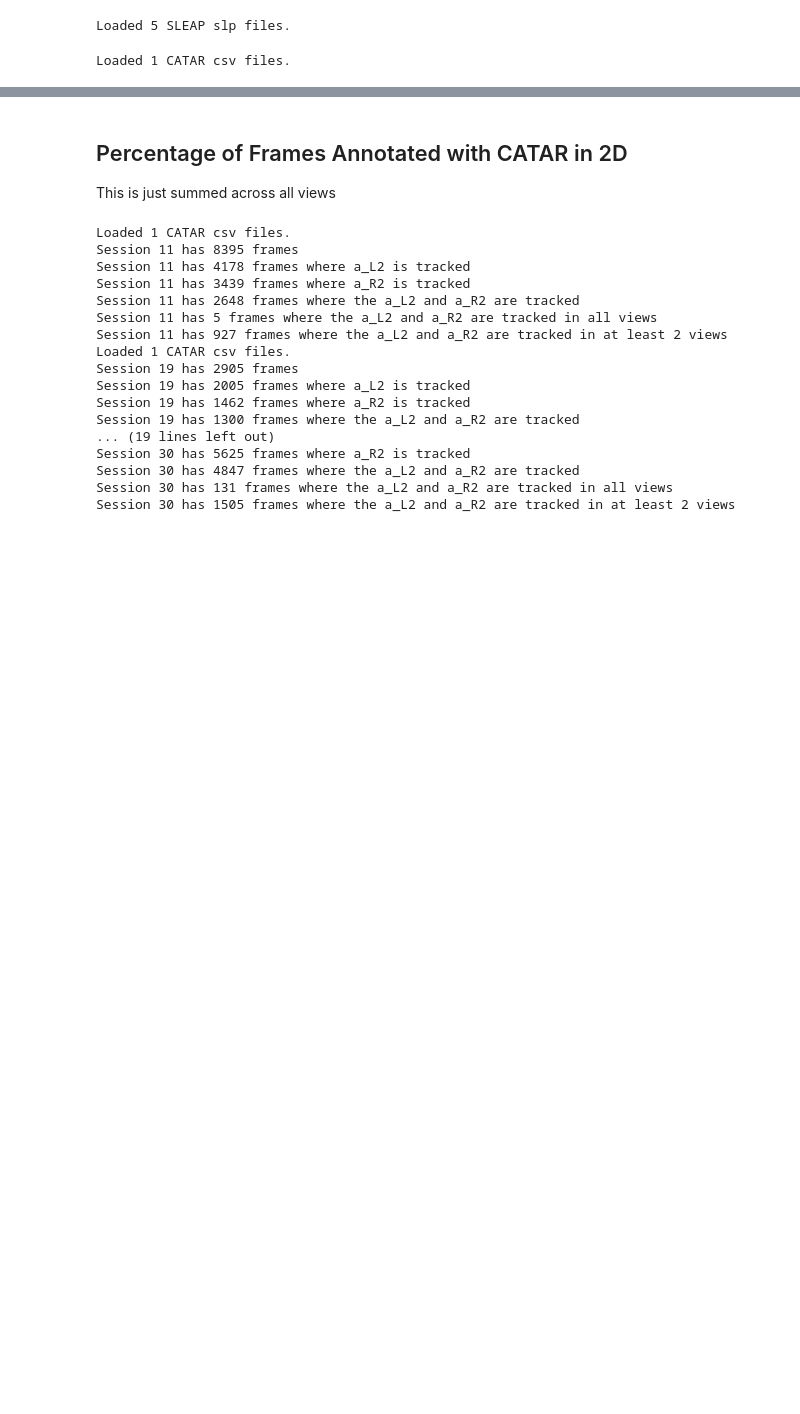
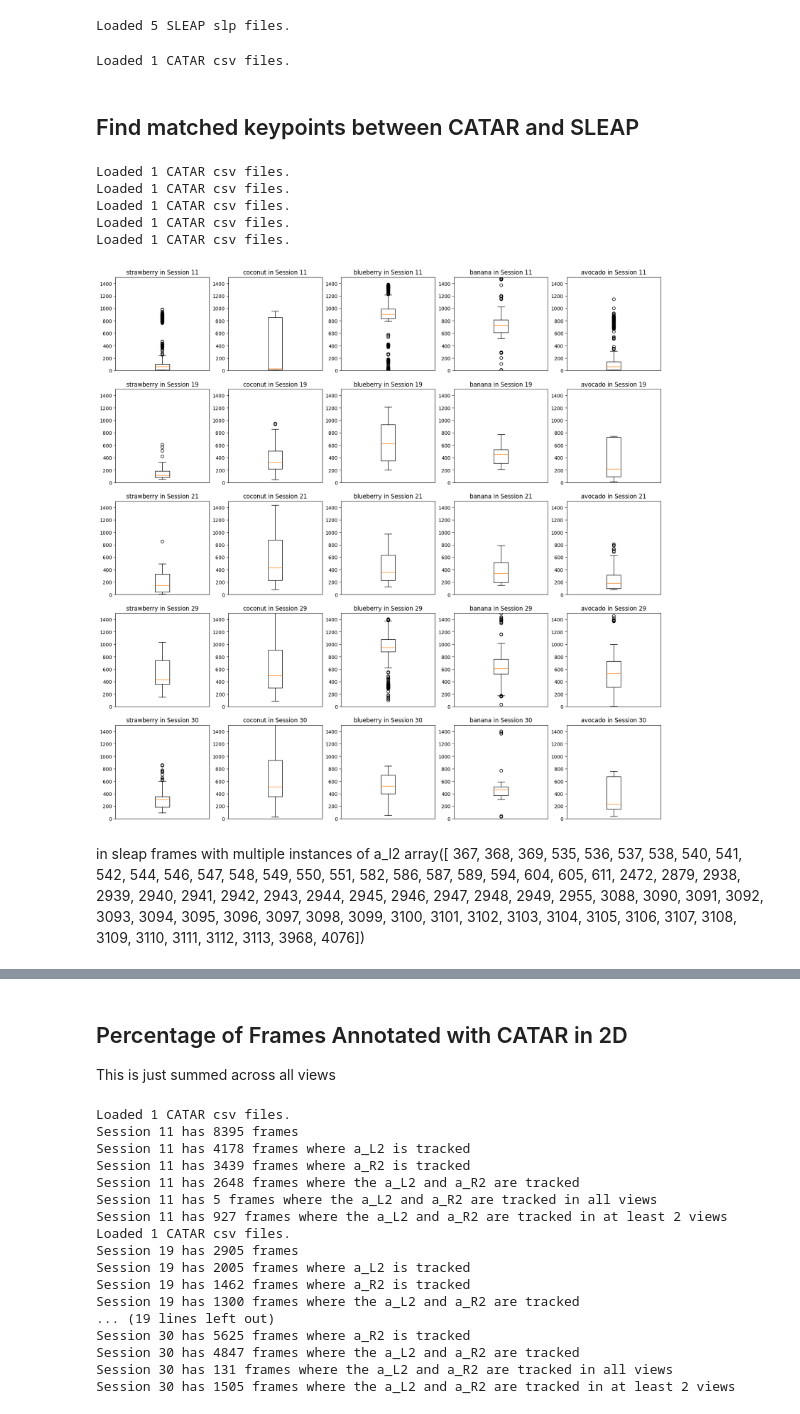
Before and after one commit to prolley-parnell/3d_ant_analysis, a Jupyter notebook: read_catar.ipynb, the cells around one changed output, grey strips where cells are left out. Cells and saved outputs as stored; diff of their text form; code cells hidden in the pictures; blank space fills up the shorter version.

Commit message:
Add to CATAR Analysis

```diff
--- a/read_catar.ipynb
+++ b/read_catar.ipynb
@@ -2,6 +2,8 @@
 from pathlib import Path
 
 import numpy as np
+from src import two_d_loader
+from IPython.core.pylabtools import figsize
 
 data_folder = Path("/Users/persie/PycharmProjects/prolley-parnell/ant-grasp-dataset")
 # data_folder = Path("/Users/persie/PhD_Code/3d_ant_data_rle")
@@ -10,6 +12,7 @@ session_list = [6,10,11,13,17,19,20,21,22,23,28,29,30]
 obj_ref_frame = [500,180,380,849,459, 59, 842, 24, 93, 176, 2626, 595, 241 ]
 prefix = "240905-1616"
 skeleton_toml_path = "skeleton.toml"
+camera_list = ["strawberry", "coconut", "blueberry", "banana", "avocado"]
 # %%
 #Sessions available for CATAR
 catar_session = [11, 19, 21, 29, 30]
@@ -24,6 +27,61 @@ from src import two_d_loader
 catar = two_d_loader.load_session("/Users/persie/PycharmProjects/prolley-parnell/ant-grasp-dataset/dataset/Annotation/catar/240905-1616", session=11, use_polars=False)
 # %% [output]
 Loaded 1 CATAR csv files.
+# %% [markdown]
+## Find matched keypoints between CATAR and SLEAP
+# %%
+#Find for each keypoint in a CATAR frame
+# The closest keypoint in the SLEAP frames
+example_keypoints = ["a_L2", "a_R2"]
+
+import pandas as pd
+idx = pd.IndexSlice
+
+import matplotlib.pyplot as plt
+fig, ax = plt.subplots(len(camera_list), len(catar_session), figsize=(17,17))
+
+for i, session in enumerate(catar_session):
+
+    catar = two_d_loader.load_session("/Users/persie/PycharmProjects/prolley-parnell/ant-grasp-dataset/dataset/Annotation/catar/240905-1616", session=session, use_polars=False)
+    for j, camera in enumerate(camera_list):
+        error_mag = []
+        catar_sub = catar.xs(camera).xs("a_L2", axis=1).loc[0]
+        sleap_sub = sleap.xs(camera).xs("a_L2", axis=1)
+        all_sleap_frames = np.array(list(sleap_sub.index))[:,1]
+
+        for frame in catar_sub.index:
+            #Find the frame in the sleap sub that matches
+            if frame in all_sleap_frames:
+                matched_points = sleap_sub.loc[idx[:, frame], :].dropna()
+                ref_point = catar_sub.loc[frame]
+                diff = matched_points - ref_point
+                if len(diff) > 0:
+                    diff["mag"] = np.sqrt(diff["x"]**2 + diff["y"]**2)
+                    closest_error = np.nanmin(diff["mag"])
+                    if not np.isnan(closest_error):
+                        error_mag.append(closest_error)
+
+        error_array = np.array(error_mag, dtype=np.float64)
+        ax[i,j].boxplot(error_array)
+        ax[i,j].set_title(f"{camera} in Session {session}")
+        ax[i,j].set_ylim(0, 1500)
+        ax[i,j].set_xticks([])
+# %% [output]
+Loaded 1 CATAR csv files.
+Loaded 1 CATAR csv files.
+Loaded 1 CATAR csv files.
+Loaded 1 CATAR csv files.
+Loaded 1 CATAR csv files.
+[figure, added]
+# %% [markdown]
+in sleap frames with multiple instances of a_l2
+array([ 367,  368,  369,  535,  536,  537,  538,  540,  541,  542,  544,
+        546,  547,  548,  549,  550,  551,  582,  586,  587,  589,  594,
+        604,  605,  611, 2472, 2879, 2938, 2939, 2940, 2941, 2942, 2943,
+       2944, 2945, 2946, 2947, 2948, 2949, 2955, 3088, 3090, 3091, 3092,
+       3093, 3094, 3095, 3096, 3097, 3098, 3099, 3100, 3101, 3102, 3103,
+       3104, 3105, 3106, 3107, 3108, 3109, 3110, 3111, 3112, 3113, 3968,
+       4076])
 # %%
 #find out which rows contain the frame from catar in sleap, compare all tracks and pick the closest one
 
```
Also changed, not shown: parts of 12 cells of this notebook.
